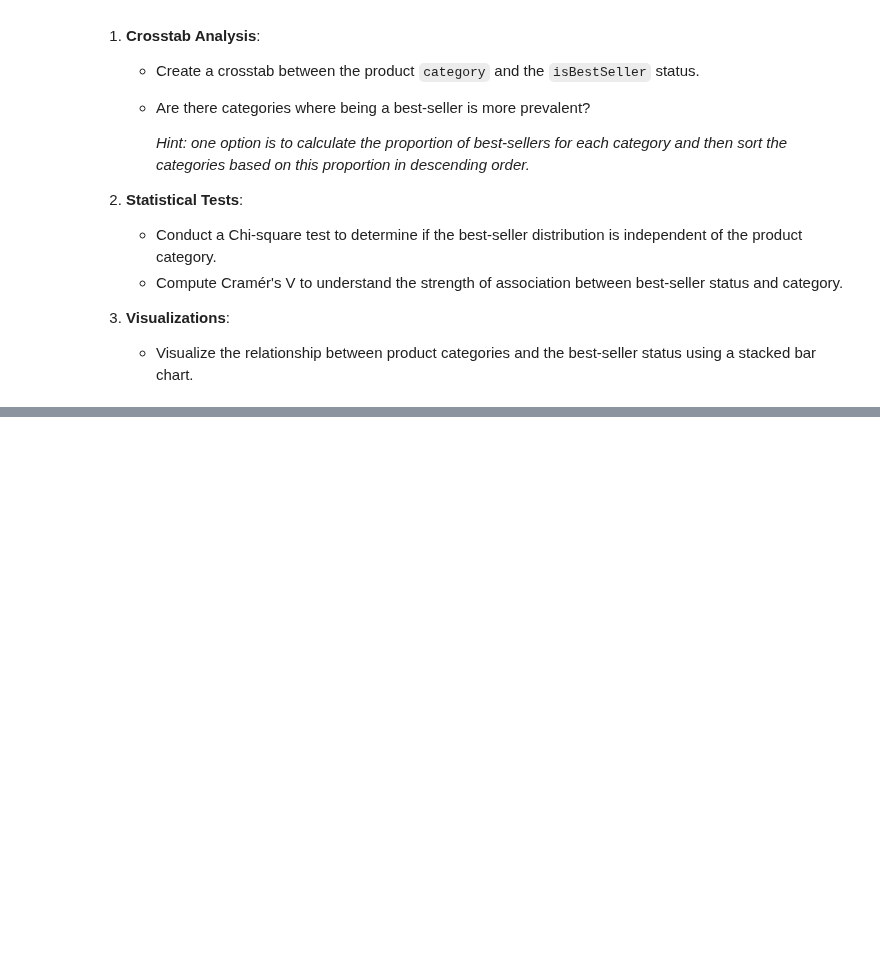
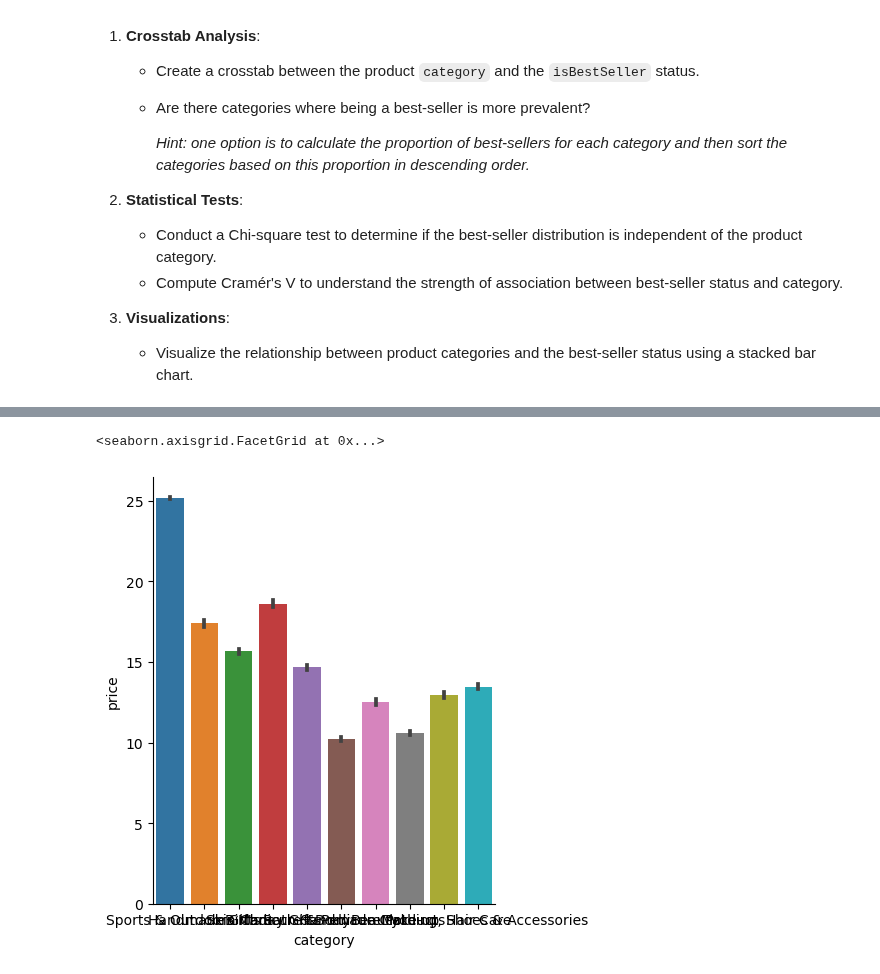
Before and after one commit to Federicosz/lab-eda-bivariate, a Jupyter notebook: FSZ_Solution.ipynb, the cells around one changed output, grey strips where cells are left out. Drawn from its saved outputs; the diff is of its cells as text; code cells hidden in the pictures; blank space fills up the shorter version.

```diff
--- a/FSZ_Solution.ipynb
+++ b/FSZ_Solution.ipynb
@@ -64,0 +145,8 @@ pd.crosstab(amz['category'],amz['isBestSeller'])
+# %%
+# Bar Plot
+filter10=amz_price_normalize['category'].value_counts().head(10).index.tolist()
+top10=amz_price_normalize[amz_price_normalize['category'].isin(filter10)]
+sns.catplot(data=top10,x='category',y='price',kind='bar',estimator='mean')
+# %% [output]
+<seaborn.axisgrid.FacetGrid at 0x...>
+[figure, added]
```
Also changed, not shown: parts of 10 cells of this notebook.
